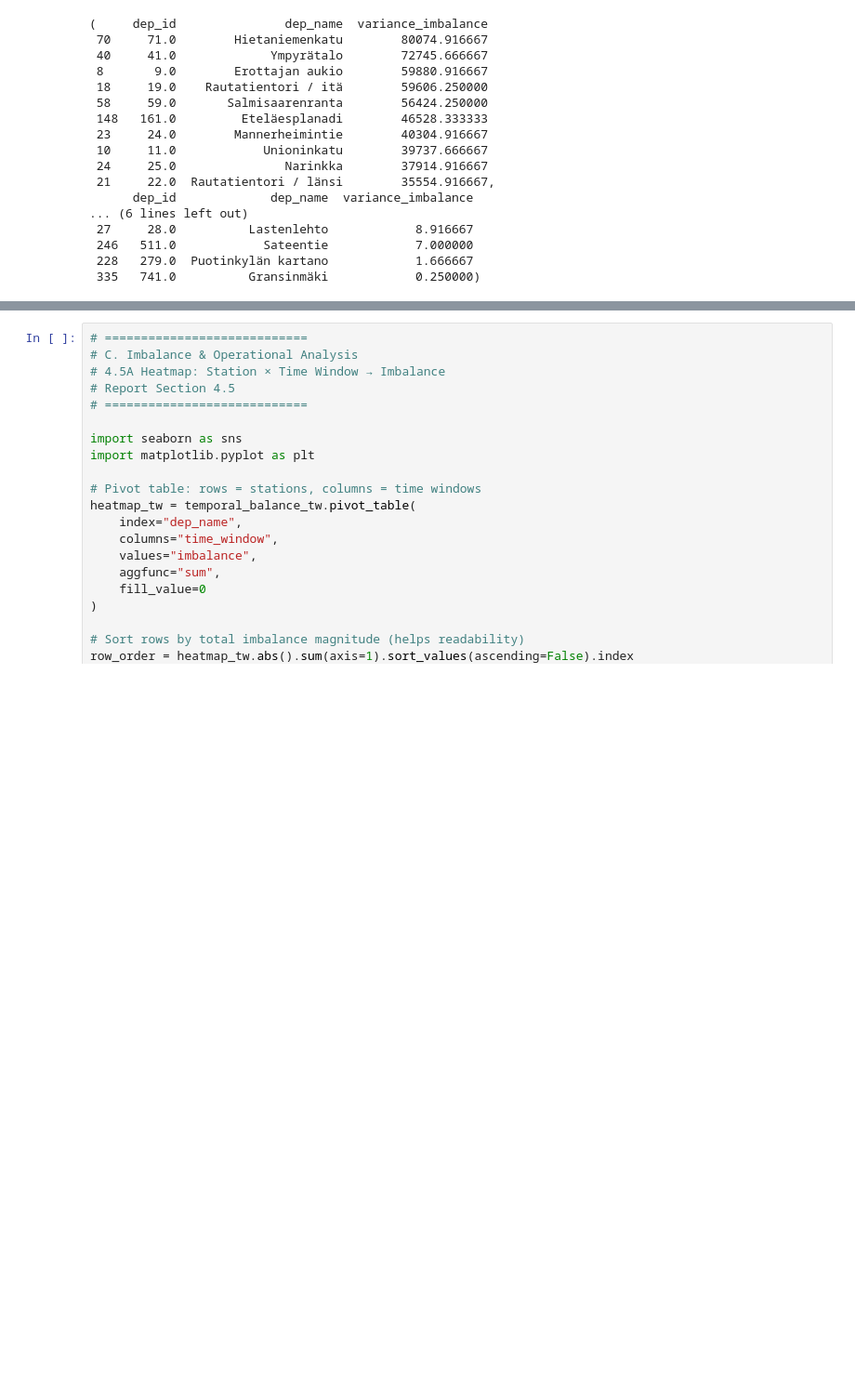
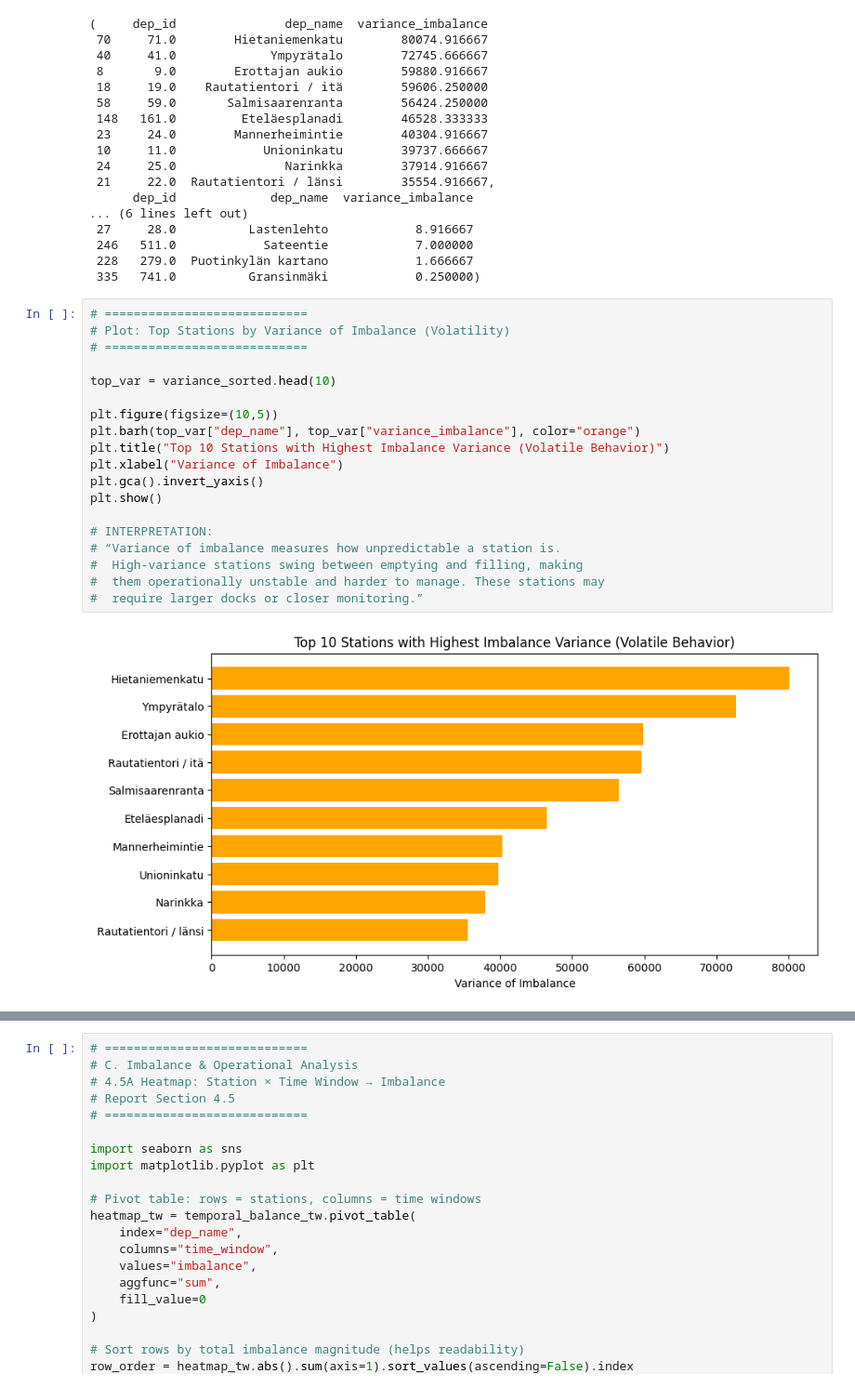
Before and after one commit to nfcolak/Network-Science---Helsinki-City-Bikes---UZH, a Jupyter notebook: notebooks/temporal_analysis.ipynb, the cells around one changed output, grey strips where cells are left out. Shown at 93% size. Saved outputs shown, nothing was run; the diff lists cells and outputs as text; blank space fills up the shorter version.

```diff
--- a/notebooks/temporal_analysis.ipynb
+++ b/notebooks/temporal_analysis.ipynb
@@ -519,3 +911,24 @@ top_unstable_stations, top_stable_stations
  246   511.0            Sateentie            7.000000
  228   279.0  Puotinkylän kartano            1.666667
  335   741.0          Gransinmäki            0.250000)
+# %%
+# ============================
+# Plot: Top Stations by Variance of Imbalance (Volatility)
+# ============================
+
+top_var = variance_sorted.head(10)
+
+plt.figure(figsize=(10,5))
+plt.barh(top_var["dep_name"], top_var["variance_imbalance"], color="orange")
+plt.title("Top 10 Stations with Highest Imbalance Variance (Volatile Behavior)")
+plt.xlabel("Variance of Imbalance")
+plt.gca().invert_yaxis()
+plt.show()
+
+# INTERPRETATION:
+# “Variance of imbalance measures how unpredictable a station is.
+#  High-variance stations swing between emptying and filling, making
+#  them operationally unstable and harder to manage. These stations may
+#  require larger docks or closer monitoring.”
+# %% [output]
+[figure, added]
```
Also changed, not shown: parts of 28 cells of this notebook.
